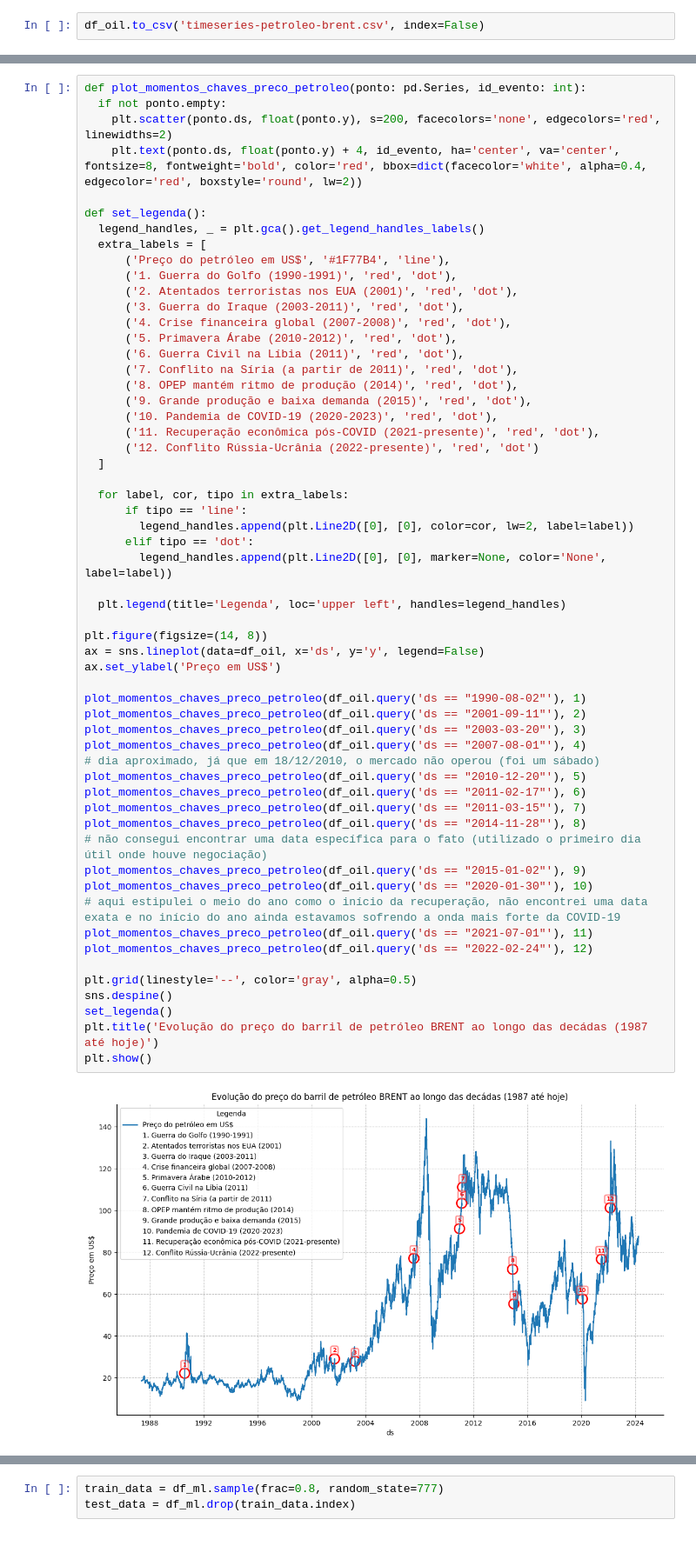
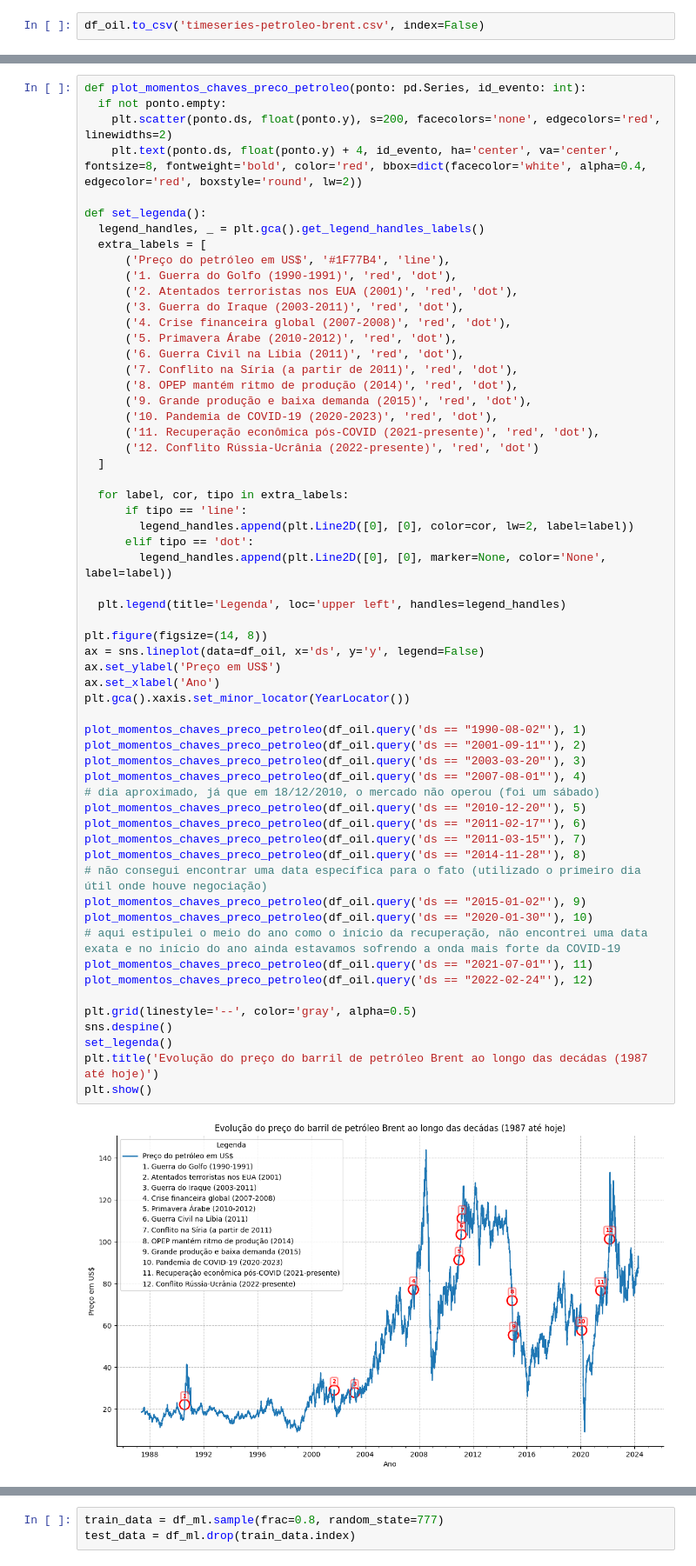
Before and after one commit to dhachcar/postech-tech-challenge-4, a Jupyter notebook: TechChallenge_4.ipynb, the cells around one changed output, grey strips where cells are left out. Shown at 87% size. Saved outputs shown, nothing was run; the diff lists cells and outputs as text.

```diff
--- a/TechChallenge_4.ipynb
+++ b/TechChallenge_4.ipynb
@@ -211,33 +228,35 @@ def set_legenda():
       elif tipo == 'dot':
         legend_handles.append(plt.Line2D([0], [0], marker=None, color='None', label=label))
 
   plt.legend(title='Legenda', loc='upper left', handles=legend_handles)
 
 plt.figure(figsize=(14, 8))
 ax = sns.lineplot(data=df_oil, x='ds', y='y', legend=False)
 ax.set_ylabel('Preço em US$')
+ax.set_xlabel('Ano')
+plt.gca().xaxis.set_minor_locator(YearLocator())
 
 plot_momentos_chaves_preco_petroleo(df_oil.query('ds == "1990-08-02"'), 1)
 plot_momentos_chaves_preco_petroleo(df_oil.query('ds == "2001-09-11"'), 2)
 plot_momentos_chaves_preco_petroleo(df_oil.query('ds == "2003-03-20"'), 3)
 plot_momentos_chaves_preco_petroleo(df_oil.query('ds == "2007-08-01"'), 4)
 # dia aproximado, já que em 18/12/2010, o mercado não operou (foi um sábado)
 plot_momentos_chaves_preco_petroleo(df_oil.query('ds == "2010-12-20"'), 5)
 plot_momentos_chaves_preco_petroleo(df_oil.query('ds == "2011-02-17"'), 6)
 plot_momentos_chaves_preco_petroleo(df_oil.query('ds == "2011-03-15"'), 7)
 plot_momentos_chaves_preco_petroleo(df_oil.query('ds == "2014-11-28"'), 8)
 # não consegui encontrar uma data específica para o fato (utilizado o primeiro dia útil onde houve negociação)
 plot_momentos_chaves_preco_petroleo(df_oil.query('ds == "2015-01-02"'), 9)
 plot_momentos_chaves_preco_petroleo(df_oil.query('ds == "2020-01-30"'), 10)
 # aqui estipulei o meio do ano como o início da recuperação, não encontrei uma data exata e no início do ano ainda estavamos sofrendo a onda mais forte da COVID-19
 plot_momentos_chaves_preco_petroleo(df_oil.query('ds == "2021-07-01"'), 11)
 plot_momentos_chaves_preco_petroleo(df_oil.query('ds == "2022-02-24"'), 12)
 
 plt.grid(linestyle='--', color='gray', alpha=0.5)
 sns.despine()
 set_legenda()
-plt.title('Evolução do preço do barril de petróleo BRENT ao longo das decádas (1987 até hoje)')
+plt.title('Evolução do preço do barril de petróleo Brent ao longo das decádas (1987 até hoje)')
 plt.show()
 # %% [output]
-[figure, old version]
+[figure, new version]
 # %% [markdown]
```
Also changed, not shown: parts of 55 cells of this notebook.
